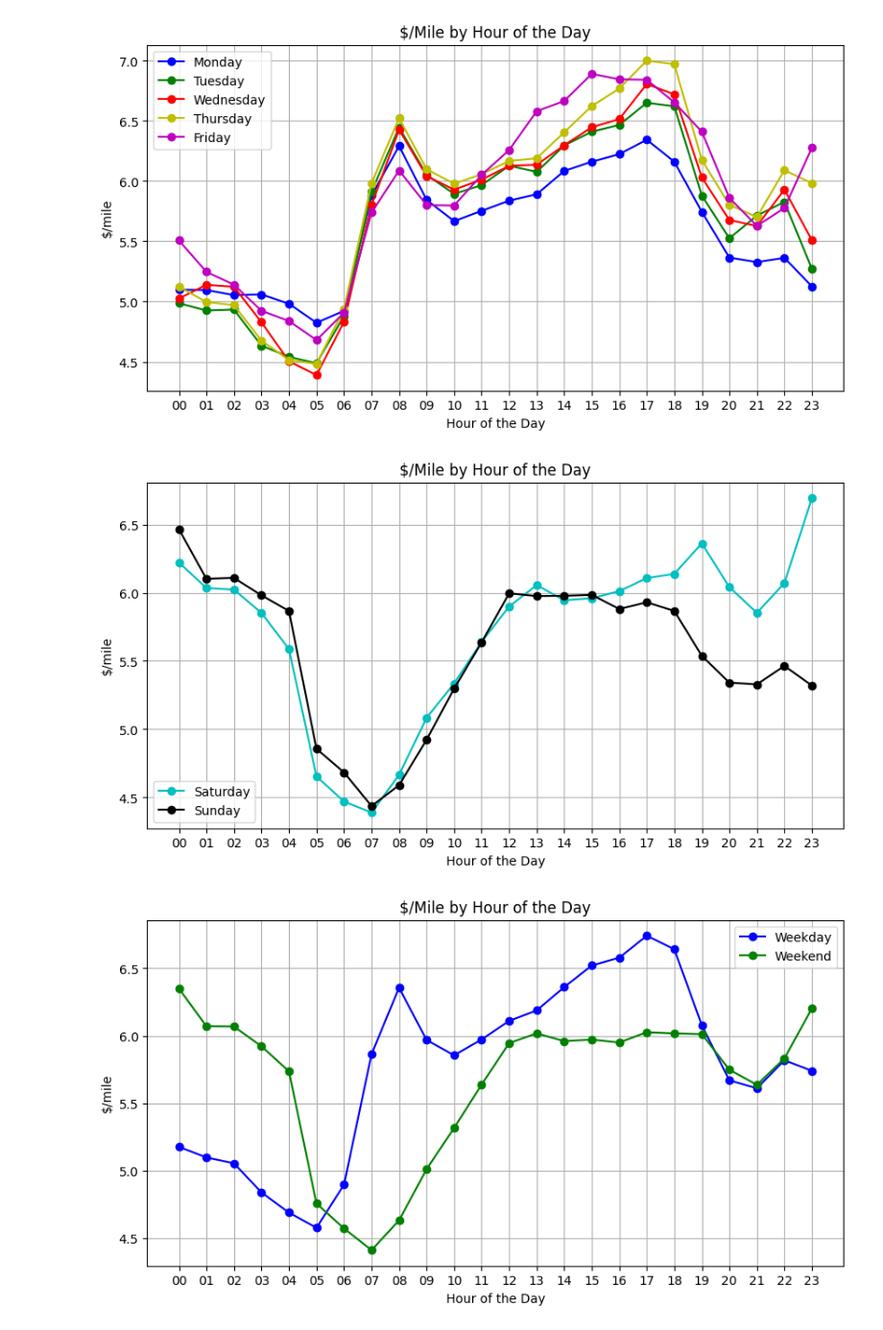
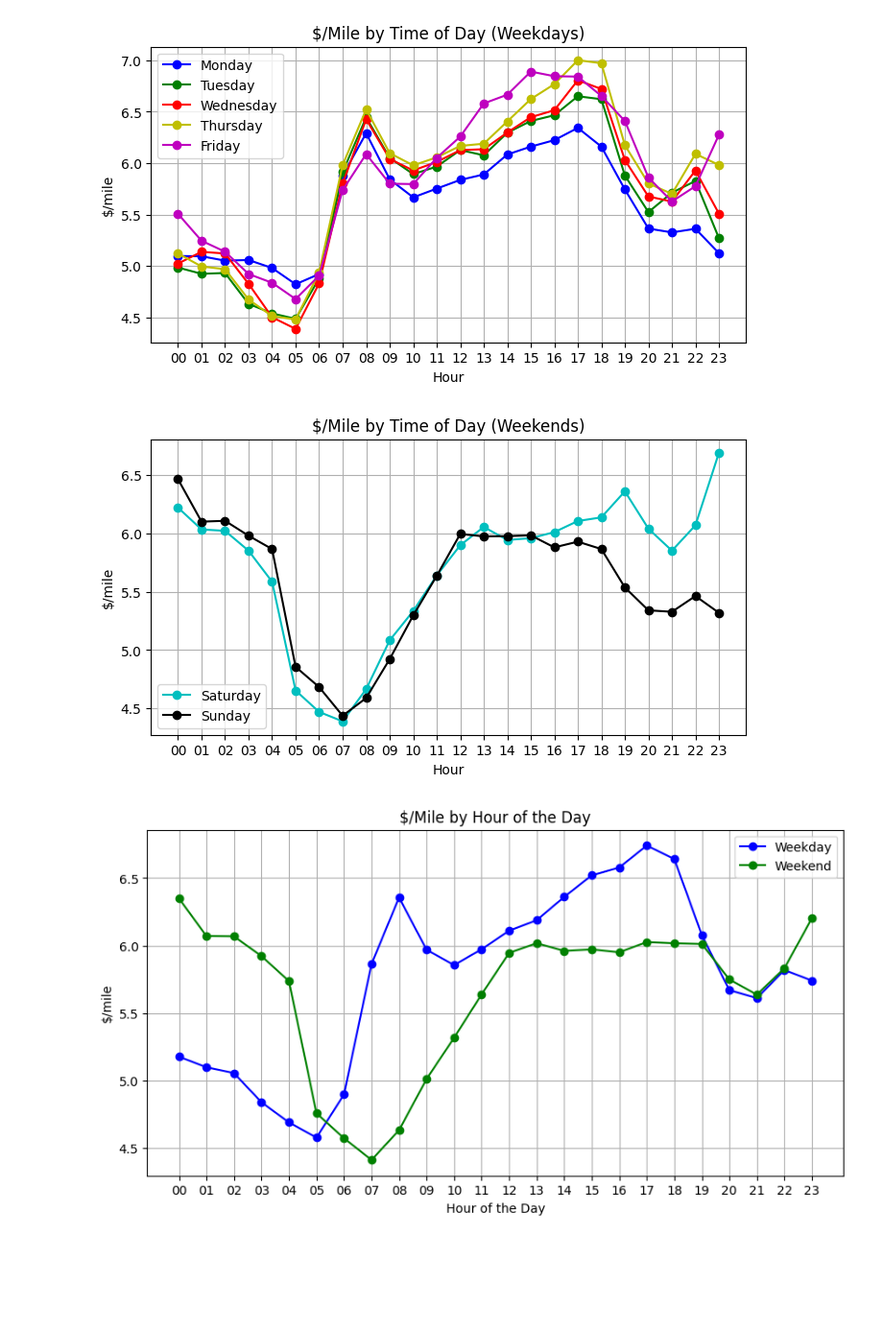
Before and after one commit to idavoong/CSC369-Analysis, a Jupyter notebook: analysis/days_of_week.ipynb, the cells around one changed output. Shown: that part at 96% size. Cells and saved outputs as stored; diff of their text form; code cells hidden in the pictures; blank space fills up the shorter version.

```diff
--- a/analysis/days_of_week.ipynb
+++ b/analysis/days_of_week.ipynb
@@ -103,42 +82,34 @@ su_df = sunday.df()
 # %%
-# Plot data
-plt.figure(figsize=(10, 5))
+plt.figure(figsize=(8, 4))
 plt.plot(mo_df["hour"], mo_df["avg_fare"], marker="o", linestyle="-", color="b", label="Monday")
 plt.plot(tu_df["hour"], tu_df["avg_fare"], marker="o", linestyle="-", color="g", label="Tuesday")
 plt.plot(we_df["hour"], we_df["avg_fare"], marker="o", linestyle="-", color="r", label="Wednesday")
 plt.plot(th_df["hour"], th_df["avg_fare"], marker="o", linestyle="-", color="y", label="Thursday")
 plt.plot(fr_df["hour"], fr_df["avg_fare"], marker="o", linestyle="-", color="m", label="Friday")
 
-# Customize plot
-plt.xlabel("Hour of the Day")
+plt.xlabel("Hour")
 plt.ylabel("$/mile")
-plt.title("$/Mile by Hour of the Day")
-plt.xticks(range(0, 24))  # Show all hours from 0 to 23
+plt.title("$/Mile by Time of Day (Weekdays)")
+plt.xticks(range(0, 24))
 plt.grid(True)
 plt.legend()
-
-# Show plot
 plt.show()
 # %% [output]
-[figure, old version]
+[figure, new version]
 # %%
-# Plot data
-plt.figure(figsize=(10, 5))
+plt.figure(figsize=(8, 4))
 plt.plot(sa_df["hour"], sa_df["avg_fare"], marker="o", linestyle="-", color="c", label="Saturday")
 plt.plot(su_df["hour"], su_df["avg_fare"], marker="o", linestyle="-", color="k", label="Sunday")
 
-# Customize plot
-plt.xlabel("Hour of the Day")
+plt.xlabel("Hour")
 plt.ylabel("$/mile")
-plt.title("$/Mile by Hour of the Day")
-plt.xticks(range(0, 24))  # Show all hours from 0 to 23
+plt.title("$/Mile by Time of Day (Weekends)")
+plt.xticks(range(0, 24))
 plt.grid(True)
 plt.legend()
-
-# Show plot
 plt.show()
 # %% [output]
-[figure, old version]
+[figure, new version]
 # %%
 weekday = duckdb.sql(f"""
     SELECT
```
Also changed, not shown: parts of 3 cells of this notebook, 4 other files.
